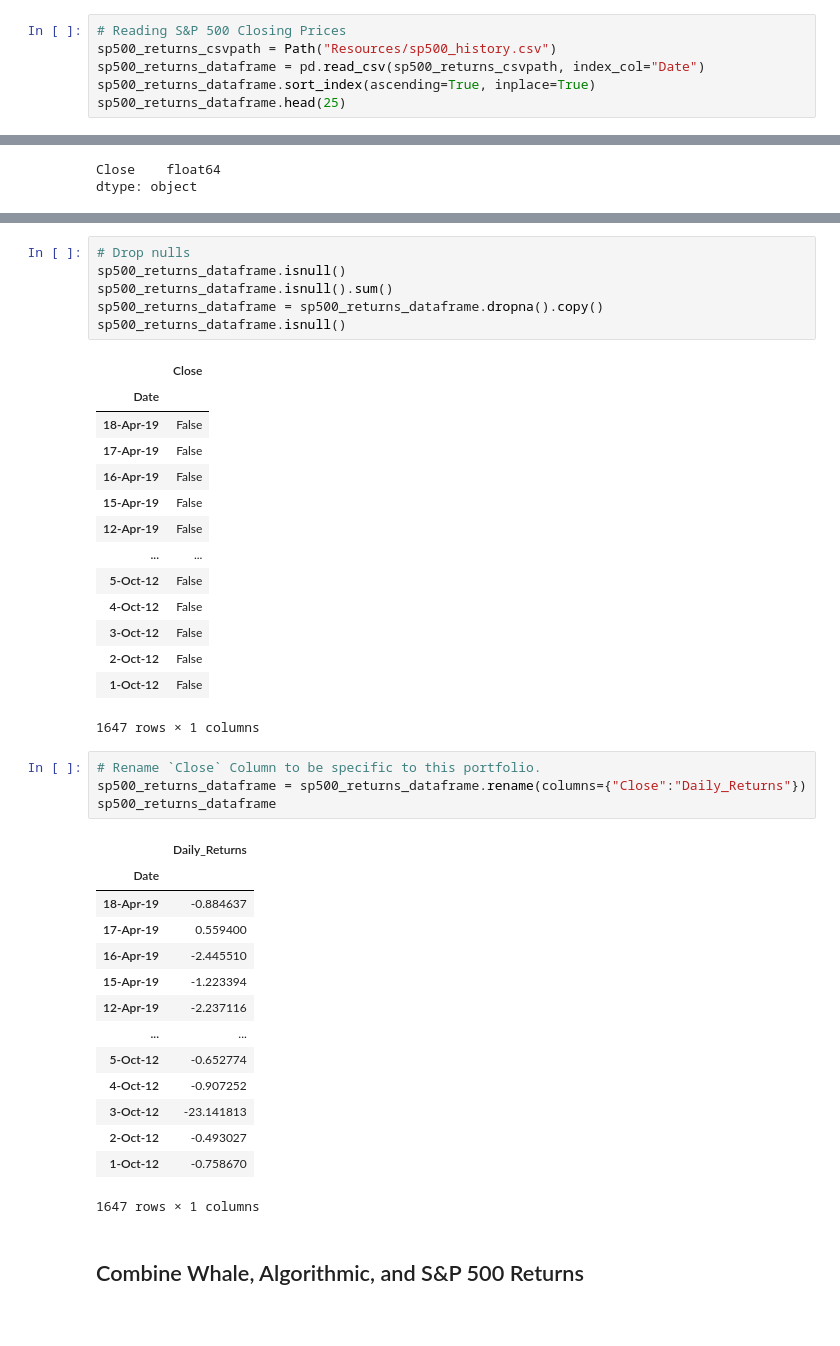
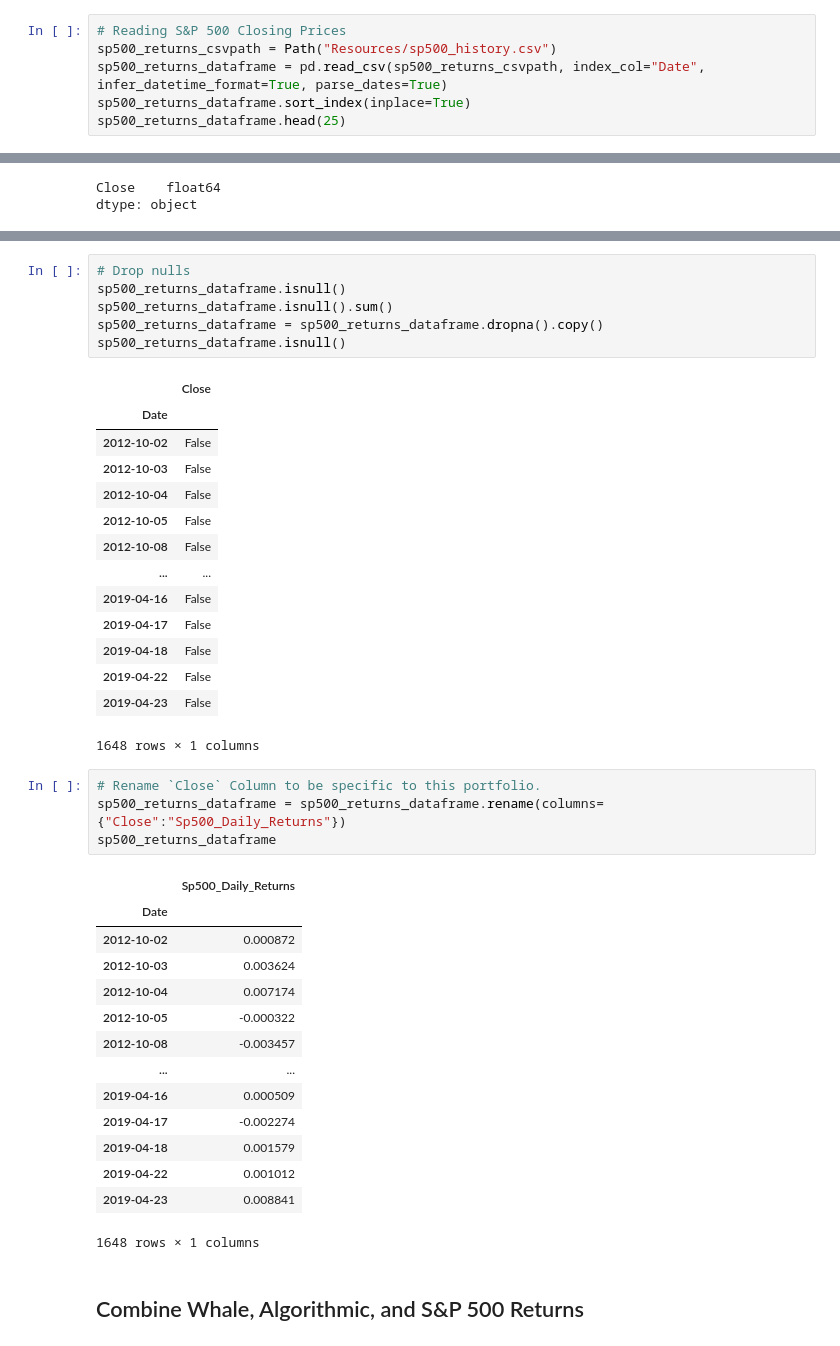
Before and after one commit to patricia-raj/whale-off-the-port-folio-, a Jupyter notebook: whale_analysis.ipynb, the cells around one changed output, grey strips where cells are left out. Drawn from its saved outputs; the diff is of its cells as text.

```diff
--- a/whale_analysis.ipynb
+++ b/whale_analysis.ipynb
@@ -207,8 +195,8 @@ Read the S&P 500 historic closing prices and create a new daily returns DataFram
 # %%
 # Reading S&P 500 Closing Prices
 sp500_returns_csvpath = Path("Resources/sp500_history.csv")
-sp500_returns_dataframe = pd.read_csv(sp500_returns_csvpath, index_col="Date")
-sp500_returns_dataframe.sort_index(ascending=True, inplace=True)
+sp500_returns_dataframe = pd.read_csv(sp500_returns_csvpath, index_col="Date", infer_datetime_format=True, parse_dates=True)
+sp500_returns_dataframe.sort_index(inplace=True)
 sp500_returns_dataframe.head(25)
 # %% [output]
 |  | Close |
@@ -287,37 +282,37 @@ sp500_returns_dataframe.isnull()
 # %% [output]
 |  | Close |
 | Date |  |
-| 18-Apr-19 | False |
-| 17-Apr-19 | False |
-| 16-Apr-19 | False |
-| 15-Apr-19 | False |
-| 12-Apr-19 | False |
+| 2012-10-02 | False |
+| 2012-10-03 | False |
+| 2012-10-04 | False |
+| 2012-10-05 | False |
+| 2012-10-08 | False |
 | ... | ... |
-| 5-Oct-12 | False |
-| 4-Oct-12 | False |
-| 3-Oct-12 | False |
-| 2-Oct-12 | False |
-| 1-Oct-12 | False |
+| 2019-04-16 | False |
+| 2019-04-17 | False |
+| 2019-04-18 | False |
+| 2019-04-22 | False |
+| 2019-04-23 | False |
-1647 rows × 1 columns
+1648 rows × 1 columns
 # %%
 # Rename `Close` Column to be specific to this portfolio.
-sp500_returns_dataframe = sp500_returns_dataframe.rename(columns={"Close":"Daily_Returns"})
+sp500_returns_dataframe = sp500_returns_dataframe.rename(columns={"Close":"Sp500_Daily_Returns"})
 sp500_returns_dataframe
 # %% [output]
-|  | Daily_Returns |
+|  | Sp500_Daily_Returns |
 | Date |  |
-| 18-Apr-19 | -0.884637 |
-| 17-Apr-19 | 0.559400 |
-| 16-Apr-19 | -2.445510 |
-| 15-Apr-19 | -1.223394 |
-| 12-Apr-19 | -2.237116 |
+| 2012-10-02 | 0.000872 |
+| 2012-10-03 | 0.003624 |
+| 2012-10-04 | 0.007174 |
+| 2012-10-05 | -0.000322 |
+| 2012-10-08 | -0.003457 |
 | ... | ... |
-| 5-Oct-12 | -0.652774 |
-| 4-Oct-12 | -0.907252 |
-| 3-Oct-12 | -23.141813 |
-| 2-Oct-12 | -0.493027 |
-| 1-Oct-12 | -0.758670 |
+| 2019-04-16 | 0.000509 |
+| 2019-04-17 | -0.002274 |
+| 2019-04-18 | 0.001579 |
+| 2019-04-22 | 0.001012 |
+| 2019-04-23 | 0.008841 |
-1647 rows × 1 columns
+1648 rows × 1 columns
 # %% [markdown]
 ## Combine Whale, Algorithmic, and S&P 500 Returns
 # %%
```
Also changed, not shown: parts of 14 cells of this notebook.
